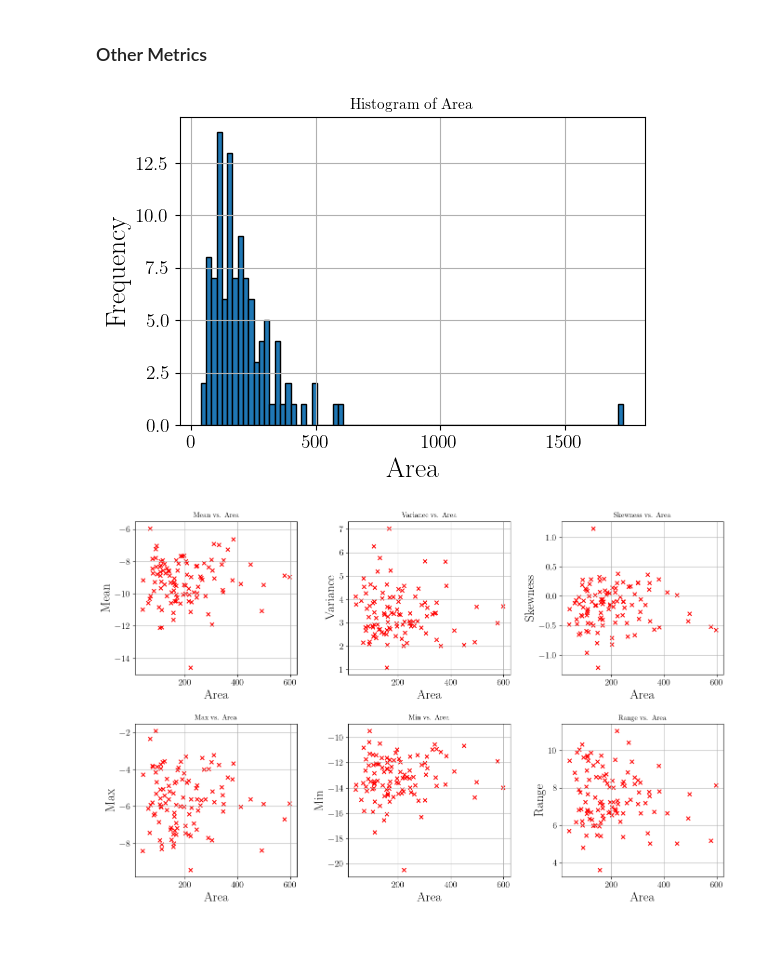
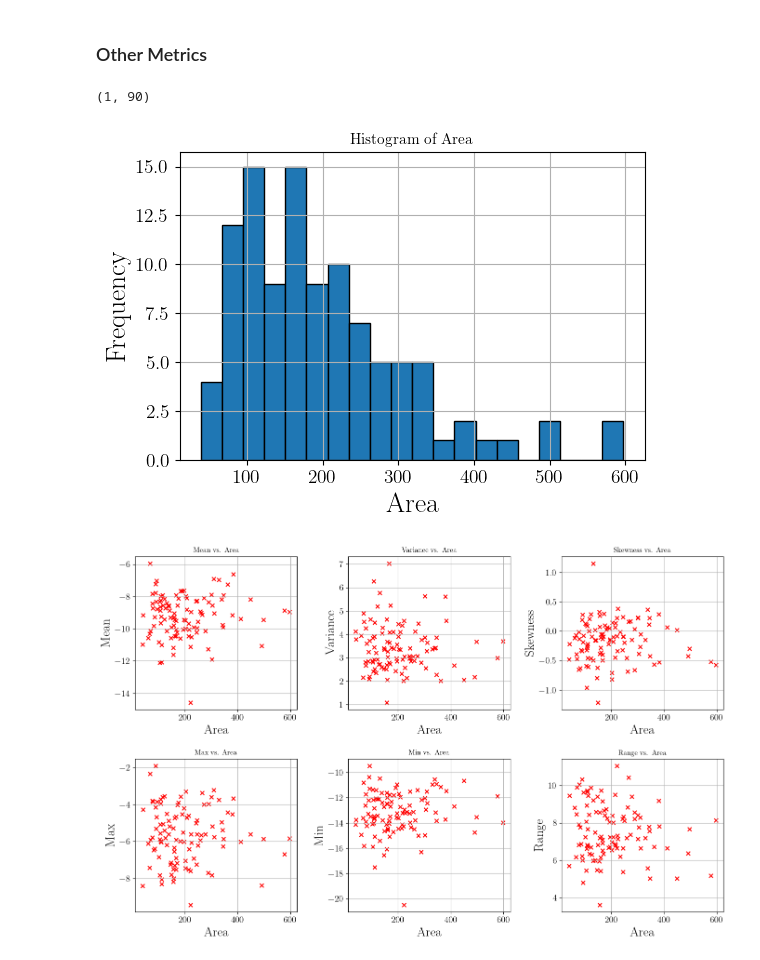
Before and after one commit to ol-webb/tree_gaps4, a Jupyter notebook: all_gaps_mk2/main1.ipynb, the cells around one changed output. Cells and saved outputs as stored; diff of their text form; code cells hidden in the pictures.

```diff
--- a/all_gaps_mk2/main1.ipynb
+++ b/all_gaps_mk2/main1.ipynb
@@ -528,16 +528,27 @@ def calculate_mean_variance(time_series):
 # Example usage:
 time_series_data = [1, 2, 3, 4, 5, 6, 7, 8, 9, 10]
 mean, variance = calculate_mean_variance(time_series_data)
+# %%
+X_df_prime=X_df.sort_values(by='area',ascending=False).iloc[1:]
+# %%
+below_100 = X_df[X_df['area'] < 39].shape[0]
+
+# Count the number of entries with area 100 and above
+above_100 = X_df[X_df['area'] >= 100].shape[0]
+
+below_100, above_100
+# %% [output]
+(1, 90)
 # %%
 plt.figure(figsize=(6, 4))
-plt.hist(X_df['area'], bins=80, edgecolor='black')  # You can adjust the number of bins as needed
+plt.hist(X_df_prime['area'], bins=20, edgecolor='black')  # You can adjust the number of bins as needed
 plt.title('Histogram of Area')
 plt.xlabel('Area')
 plt.ylabel('Frequency')
 plt.grid(True)
 plt.show()
 # %% [output]
-[figure, old version]
+[figure, new version]
 # %%
 # Create subplots for each variable against area
 fig, axs = plt.subplots(2, 3, figsize=(14, 9))
```
Also changed, not shown: parts of 1 cell of this notebook.
